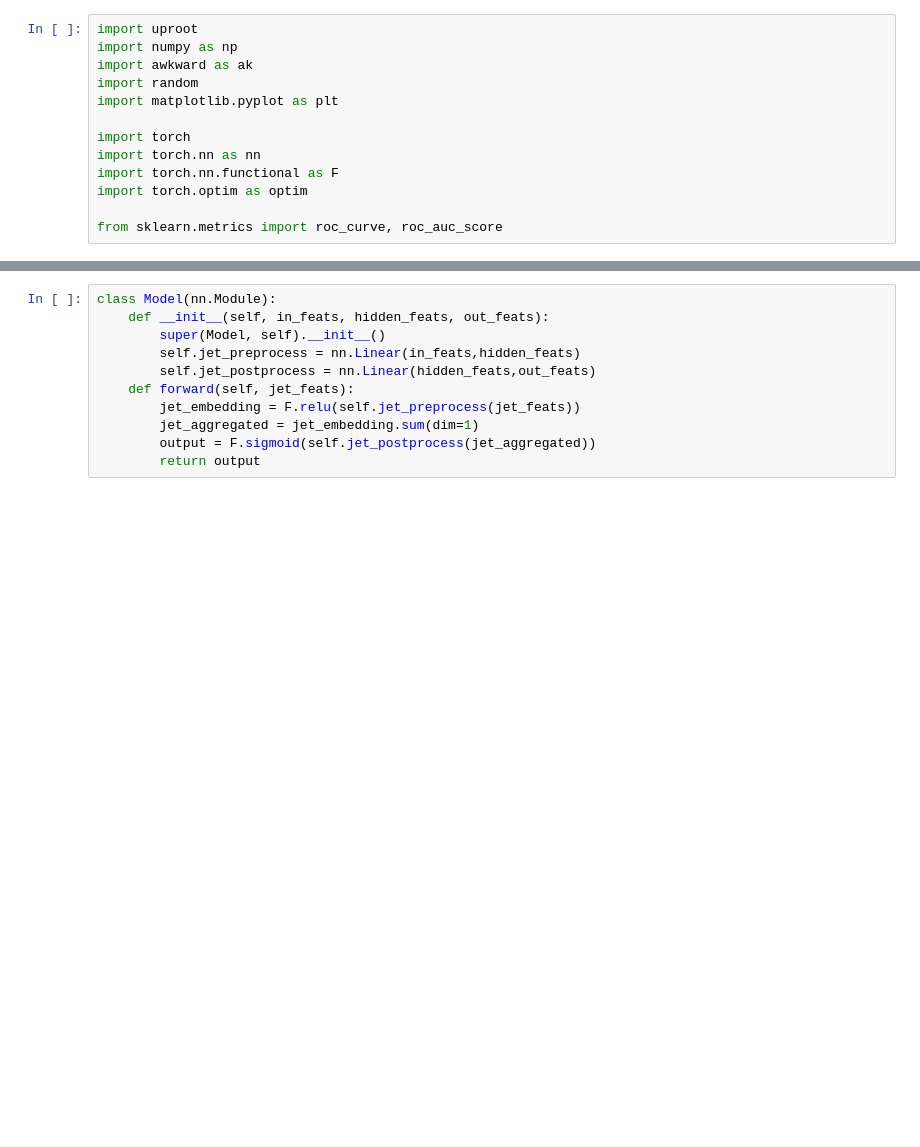
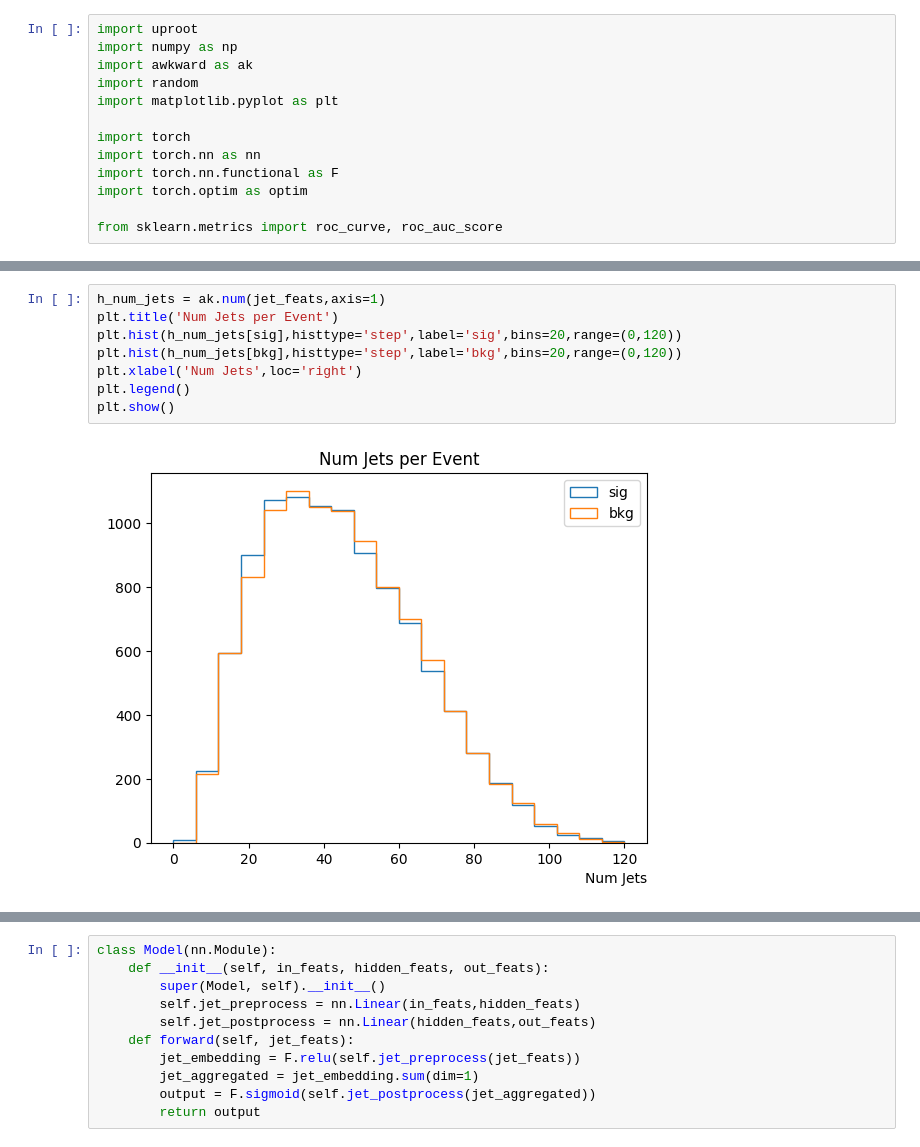
Before and after one commit to LukeV37/Pileup_Project, a Jupyter notebook: analysis/Zprime_Classifier.ipynb, the cells around one changed output, grey strips where cells are left out. Cells and saved outputs as stored; diff of their text form; blank space fills up the shorter version.

```diff
--- a/analysis/Zprime_Classifier.ipynb
+++ b/analysis/Zprime_Classifier.ipynb
@@ -63,0 +50,10 @@ Wall time: 16.5 s
+# %%
+h_num_jets = ak.num(jet_feats,axis=1)
+plt.title('Num Jets per Event')
+plt.hist(h_num_jets[sig],histtype='step',label='sig',bins=20,range=(0,120))
+plt.hist(h_num_jets[bkg],histtype='step',label='bkg',bins=20,range=(0,120))
+plt.xlabel('Num Jets',loc='right')
+plt.legend()
+plt.show()
+# %% [output]
+[figure, added]
```
Also changed, not shown: parts of 10 cells of this notebook.
